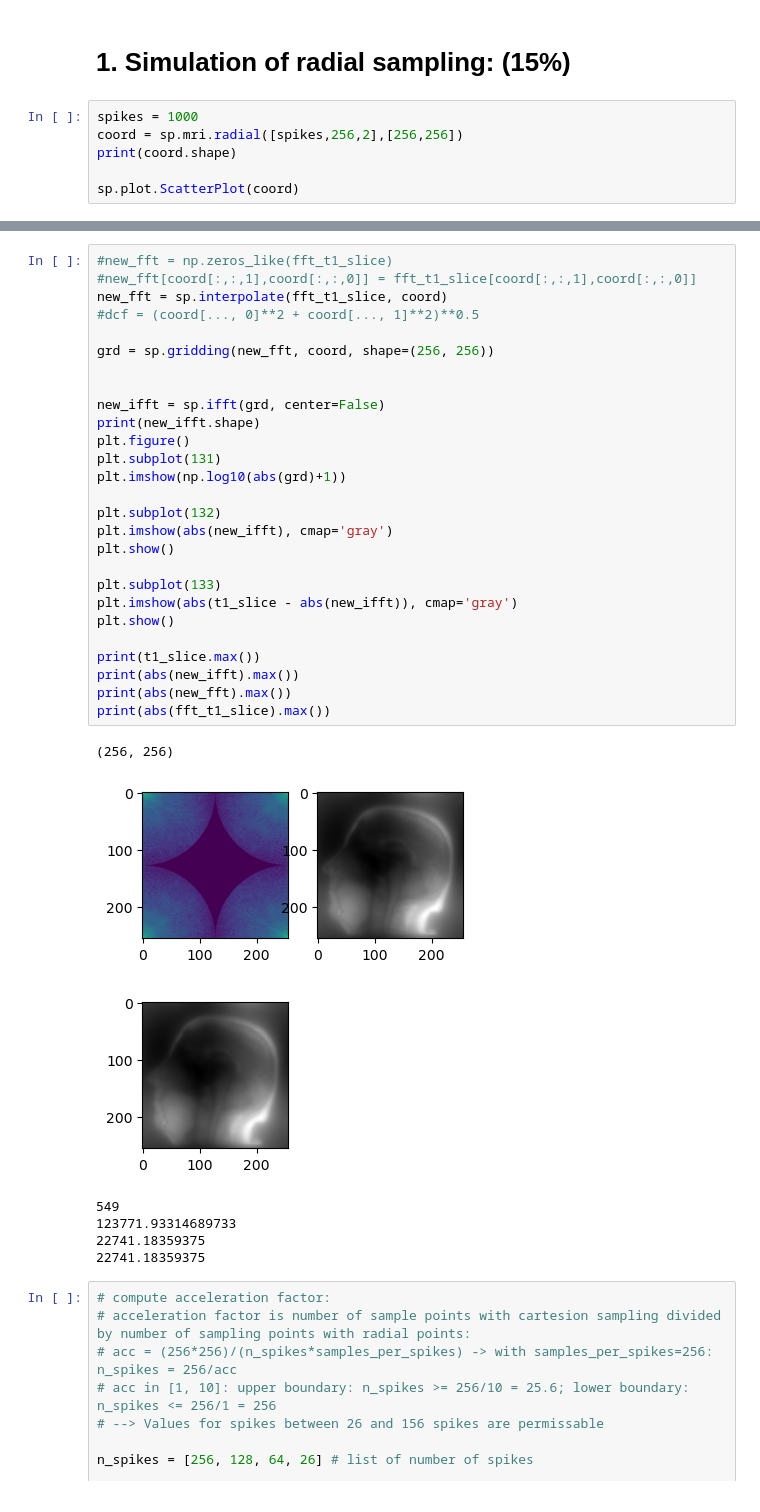
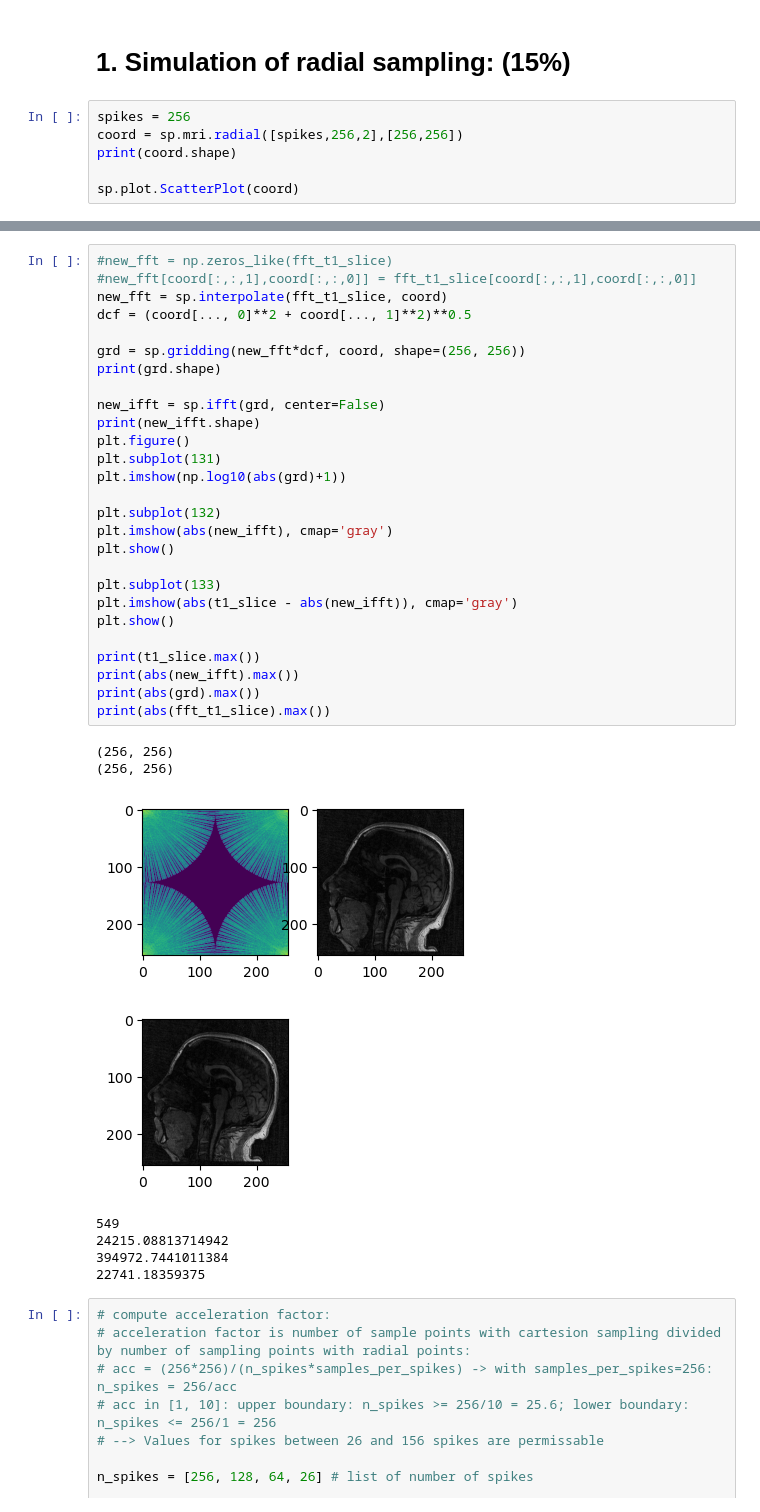
Before and after one commit to lassestahnke/HL2027_recon, a Jupyter notebook: HL2027_project_1.ipynb, the cells around one changed output, grey strips where cells are left out. Drawn from its saved outputs; the diff is of its cells as text.

```diff
--- a/HL2027_project_1.ipynb
+++ b/HL2027_project_1.ipynb
@@ -30,7 +29,7 @@ plt.show()
 # %% [markdown]
 # 1. Simulation of radial sampling: (15%)
 # %%
-spikes = 1000
+spikes = 256
 coord = sp.mri.radial([spikes,256,2],[256,256])
 print(coord.shape)
 
@@ -42,38 +41,39 @@ sp.plot.ScatterPlot(coord)
 # %%
 #new_fft = np.zeros_like(fft_t1_slice)
 #new_fft[coord[:,:,1],coord[:,:,0]] = fft_t1_slice[coord[:,:,1],coord[:,:,0]]
 new_fft = sp.interpolate(fft_t1_slice, coord)
-#dcf = (coord[..., 0]**2 + coord[..., 1]**2)**0.5
+dcf = (coord[..., 0]**2 + coord[..., 1]**2)**0.5
 
-grd = sp.gridding(new_fft, coord, shape=(256, 256))
-
+grd = sp.gridding(new_fft*dcf, coord, shape=(256, 256))
+print(grd.shape)
 
 new_ifft = sp.ifft(grd, center=False)
 print(new_ifft.shape)
 plt.figure()
 plt.subplot(131)
 plt.imshow(np.log10(abs(grd)+1))
 
 plt.subplot(132)
 plt.imshow(abs(new_ifft), cmap='gray')
 plt.show()
 
 plt.subplot(133)
 plt.imshow(abs(t1_slice - abs(new_ifft)), cmap='gray')
 plt.show()
 
 print(t1_slice.max())
 print(abs(new_ifft).max())
-print(abs(new_fft).max())
+print(abs(grd).max())
 print(abs(fft_t1_slice).max())
 # %% [output]
 (256, 256)
+(256, 256)
-[figure, old version]
+[figure, new version]
-[figure, old version]
+[figure, new version]
 549
-123771.93314689733
+24215.08813714942
+394972.7441011384
 22741.18359375
-22741.18359375
 # %%
 # compute acceleration factor:
 # acceleration factor is number of sample points with cartesion sampling divided by number of sampling points with radial points:
```
Also changed, not shown: parts of 2 cells of this notebook.
